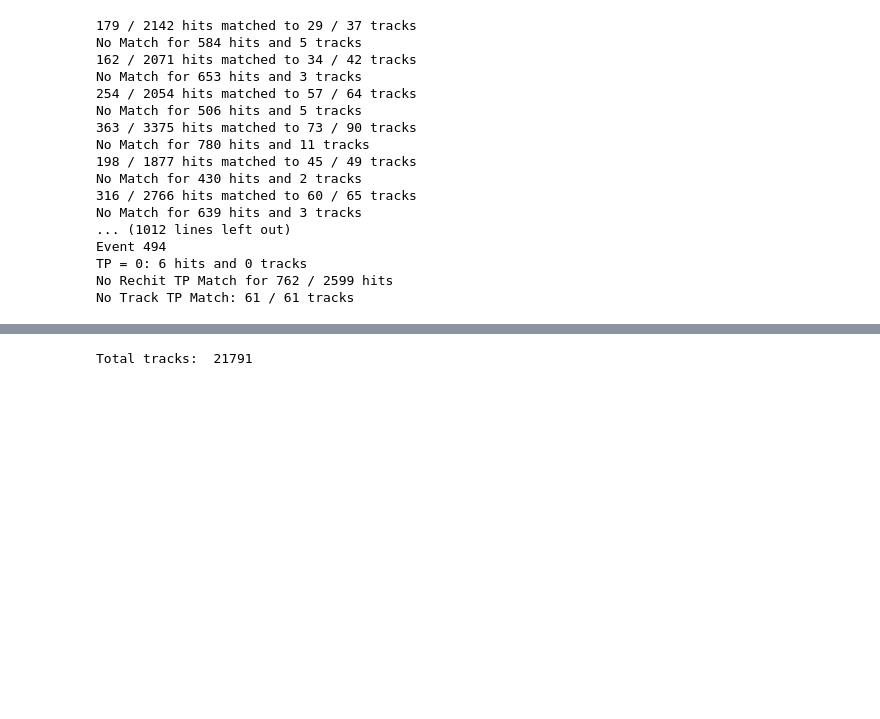
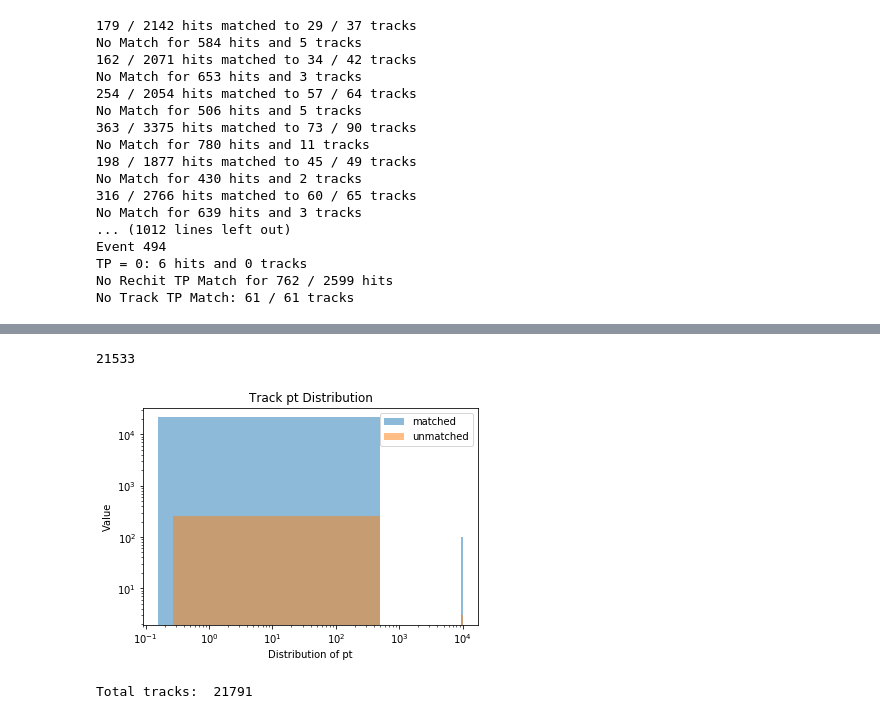
Before and after one commit to SwapneelM/TrackingNtuples, a Jupyter notebook: TrackingNtuples/scripts/DataVisualizer - Final.ipynb, the cells around one changed output, grey strips where cells are left out. Drawn from its saved outputs; the diff is of its cells as text; code cells hidden in the pictures; blank space fills up the shorter version.

```diff
--- a/TrackingNtuples/scripts/DataVisualizer - Final.ipynb
+++ b/TrackingNtuples/scripts/DataVisualizer - Final.ipynb
@@ -304,3 +350,32 @@ No Track TP Match: 61 / 61 tracks
+# %%
+track_pt_ = data_.array('trackPt').tolist()
+concat_track_pt_ = []
+unmatched_track_pt_ = []
+for j in range(len(track_pt_)):
+
+    if j in unmatched_event_number_:
+        unmatched_track_pt_.extend(track_pt_[j])
+    else:
+        concat_track_pt_.extend(track_pt_[j])
+    #for i in track_pt_[j]:
+        #if i > 1000:
+            #print i, "track pt in event", j
+
+
+print(len(concat_track_pt_))
+plt.hist(concat_track_pt_, histtype='bar', bins=20, align='mid', orientation='vertical', alpha=0.5, label='matched')
+plt.hist(unmatched_track_pt_, histtype='bar', bins=20, align='mid', orientation='vertical', alpha=0.5, label='unmatched')
+plt.legend(loc='upper right')
+plt.ylabel('Value')
+plt.xlabel('Distribution of pt')
+plt.xscale('log')
+plt.yscale('log')
+plt.title('Track pt Distribution')
+plt.savefig('plots/' + gen_event_ + '/track/trackpt')
+plt.show()
+# %% [output]
+21533
+[figure, added]
 # %%
 # Check that the arrays are of equal lengths - i.e. each point has an index and an x, y, z coordinate
 for i in range(len(stereo_tp_idx_)):
```
Also changed, not shown: parts of 3 cells of this notebook, 6 other files.
